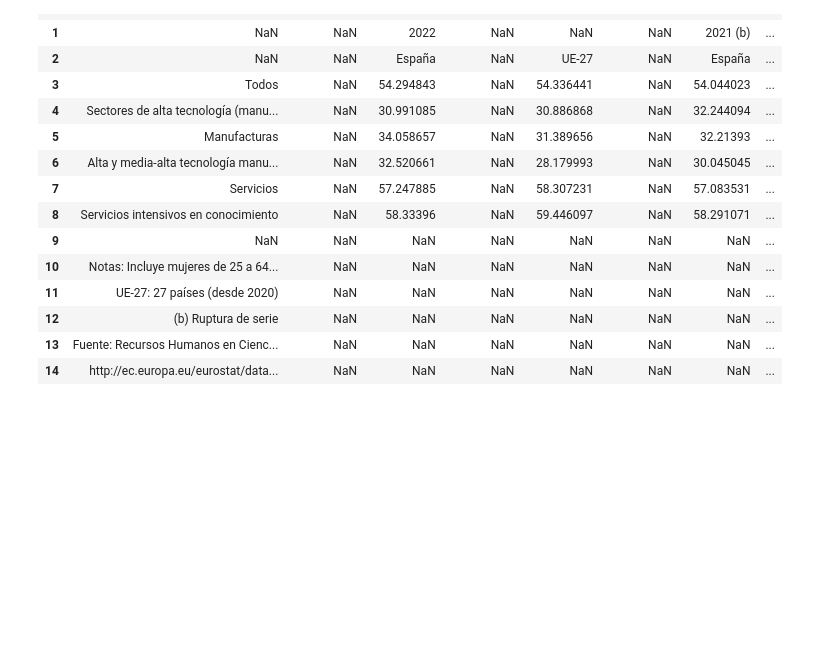
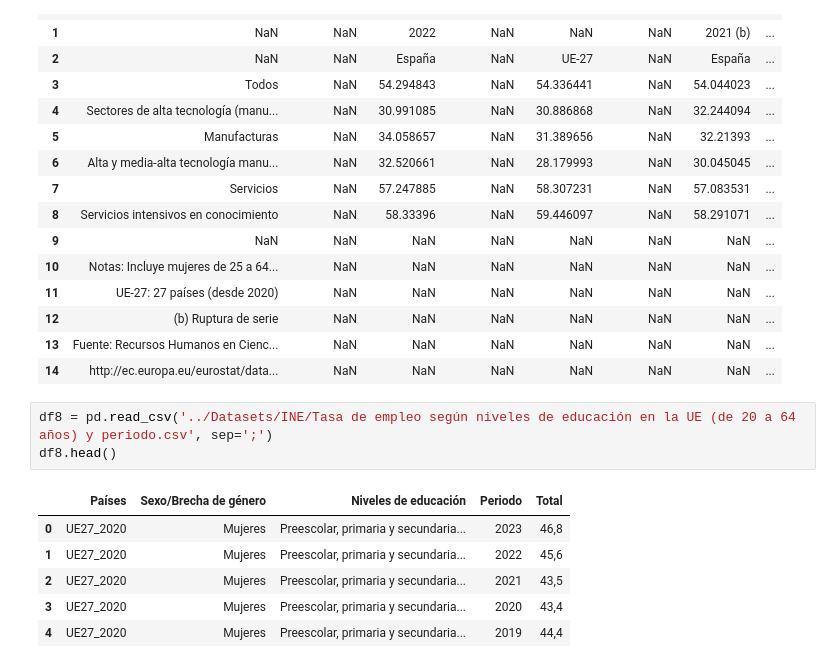
Before and after one commit to Aniitaa7/pairprogramming-mod-4-sprint-2-ANA_MARIA, a Jupyter notebook: jupyters/EDA-INE.ipynb, the cells around one changed output. Saved outputs shown, nothing was run; the diff lists cells and outputs as text; blank space fills up the shorter version.

```diff
--- a/jupyters/EDA-INE.ipynb
+++ b/jupyters/EDA-INE.ipynb
@@ -139,3 +161,13 @@ df7
 | 12 | (b) Ruptura de serie | NaN | NaN | NaN | NaN | NaN | NaN | ... |
 | 13 | Fuente: Recursos Humanos en Cienc... | NaN | NaN | NaN | NaN | NaN | NaN | ... |
 | 14 | http://ec.europa.eu/eurostat/data... | NaN | NaN | NaN | NaN | NaN | NaN | ... |
+# %%
+df8 = pd.read_csv('../Datasets/INE/Tasa de empleo según niveles de educación en la UE (de 20 a 64 años) y periodo.csv', sep=';')
+df8.head()
+# %% [output]
+|  | Países | Sexo/Brecha de género | Niveles de educación | Periodo | Total |
+| 0 | UE27_2020 | Mujeres | Preescolar, primaria y secundaria... | 2023 | 46,8 |
+| 1 | UE27_2020 | Mujeres | Preescolar, primaria y secundaria... | 2022 | 45,6 |
+| 2 | UE27_2020 | Mujeres | Preescolar, primaria y secundaria... | 2021 | 43,5 |
+| 3 | UE27_2020 | Mujeres | Preescolar, primaria y secundaria... | 2020 | 43,4 |
+| 4 | UE27_2020 | Mujeres | Preescolar, primaria y secundaria... | 2019 | 44,4 |
```
Also changed, not shown: parts of 28 cells of this notebook.
